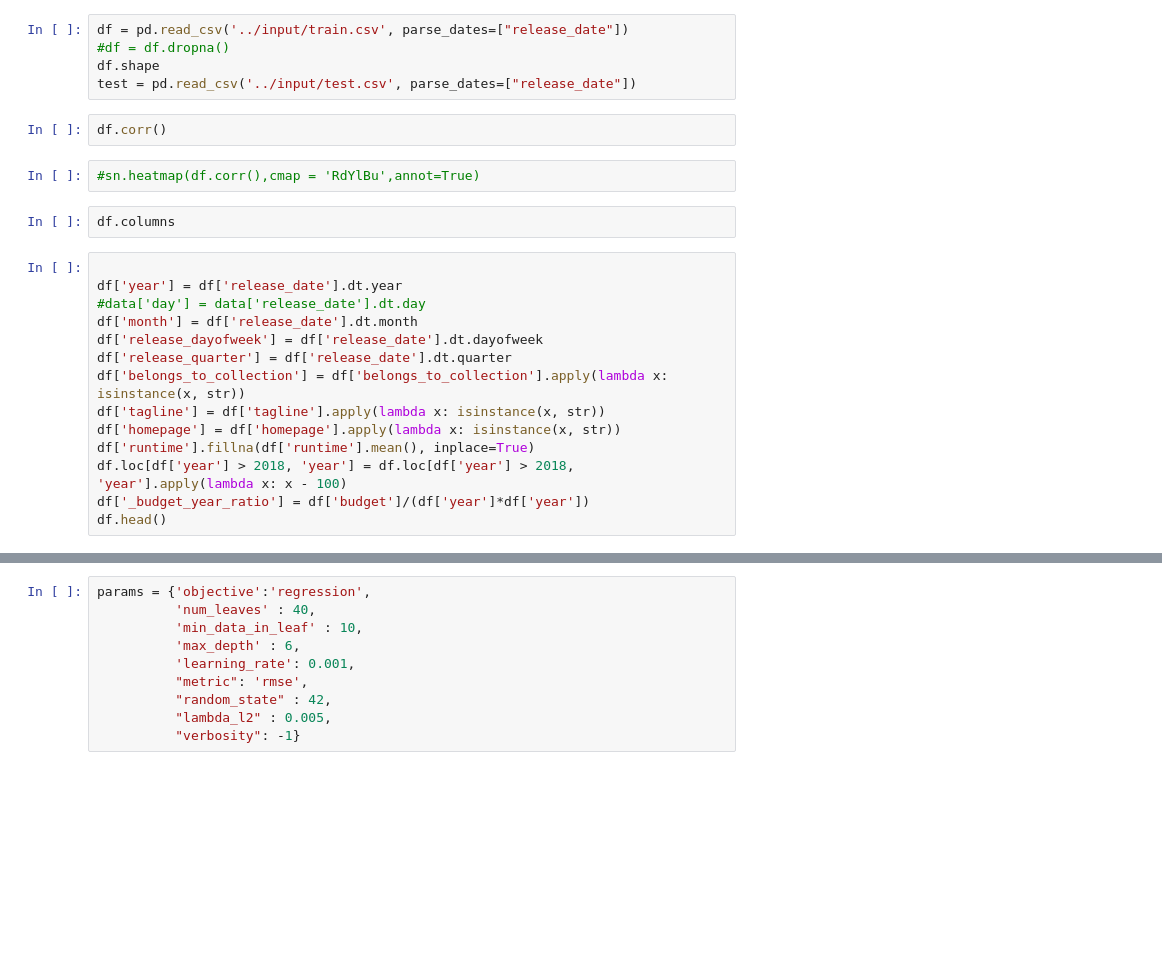
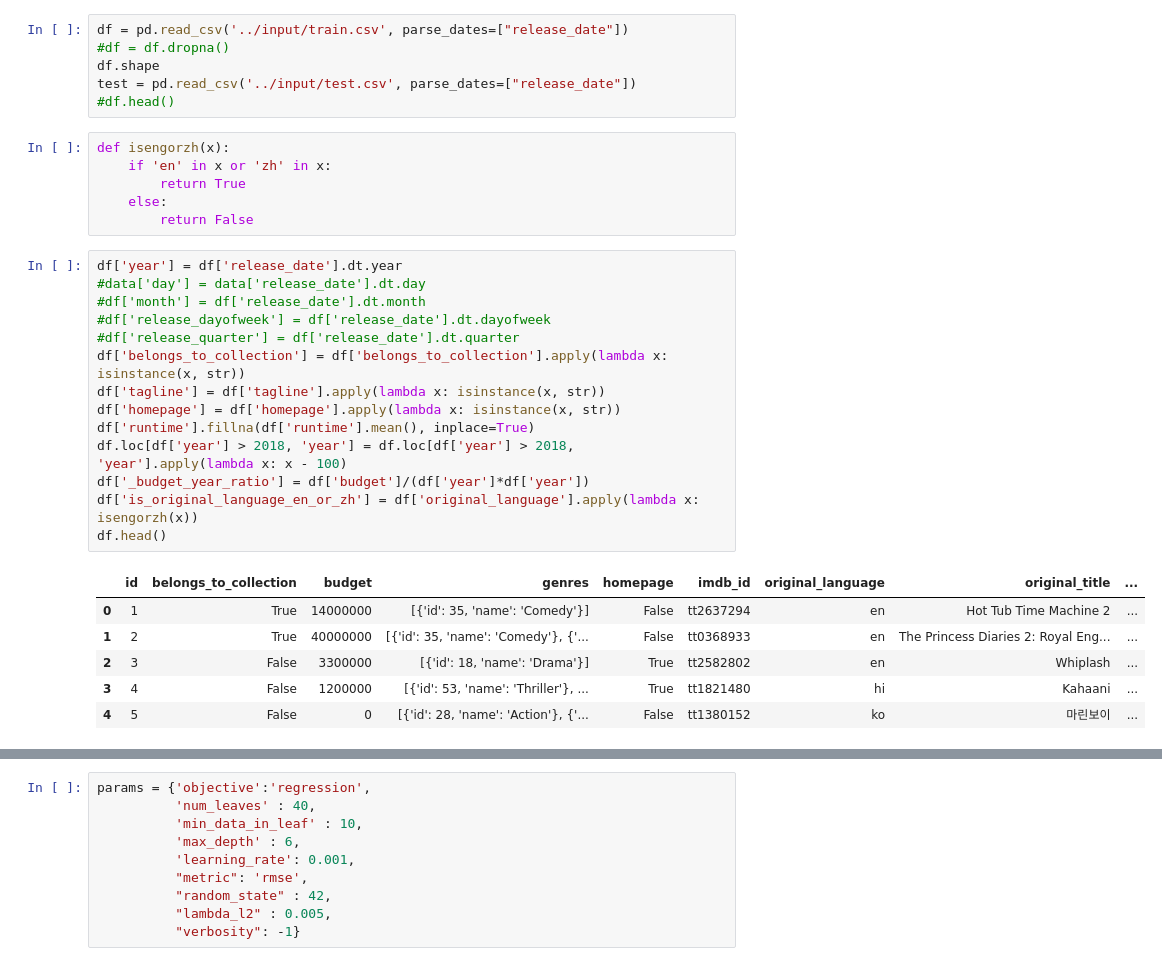
Before and after one commit to soo-underground/kaggle-competitions, a Jupyter notebook: TMDB challenge/LightGBM.ipynb, the cells around one changed output, grey strips where cells are left out. Drawn from its saved outputs; the diff is of its cells as text; blank space fills up the shorter version.

```diff
--- a/TMDB challenge/LightGBM.ipynb
+++ b/TMDB challenge/LightGBM.ipynb
@@ -23,23 +27,31 @@ df = pd.read_csv('../input/train.csv', parse_dates=["release_date"])
 #df = df.dropna()
 df.shape
 test = pd.read_csv('../input/test.csv', parse_dates=["release_date"])
+#df.head()
-# %%
-df.corr()
-# %%
-#sn.heatmap(df.corr(),cmap = 'RdYlBu',annot=True)
-# %%
-df.columns
+# %%
+def isengorzh(x):
+    if 'en' in x or 'zh' in x:
+        return True
+    else:
+        return False
 # %%
-
 df['year'] = df['release_date'].dt.year
 #data['day'] = data['release_date'].dt.day
-df['month'] = df['release_date'].dt.month
-df['release_dayofweek'] = df['release_date'].dt.dayofweek
-df['release_quarter'] = df['release_date'].dt.quarter
+#df['month'] = df['release_date'].dt.month
+#df['release_dayofweek'] = df['release_date'].dt.dayofweek
+#df['release_quarter'] = df['release_date'].dt.quarter
 df['belongs_to_collection'] = df['belongs_to_collection'].apply(lambda x: isinstance(x, str))
 df['tagline'] = df['tagline'].apply(lambda x: isinstance(x, str))
 df['homepage'] = df['homepage'].apply(lambda x: isinstance(x, str))
 df['runtime'].fillna(df['runtime'].mean(), inplace=True)
 df.loc[df['year'] > 2018, 'year'] = df.loc[df['year'] > 2018, 'year'].apply(lambda x: x - 100)
 df['_budget_year_ratio'] = df['budget']/(df['year']*df['year'])
+df['is_original_language_en_or_zh'] = df['original_language'].apply(lambda x: isengorzh(x))
 df.head()
+# %% [output]
+|  | id | belongs_to_collection | budget | genres | homepage | imdb_id | original_language | original_title | ... |
+| 0 | 1 | True | 14000000 | [{'id': 35, 'name': 'Comedy'}] | False | tt2637294 | en | Hot Tub Time Machine 2 | ... |
+| 1 | 2 | True | 40000000 | [{'id': 35, 'name': 'Comedy'}, {'... | False | tt0368933 | en | The Princess Diaries 2: Royal Eng... | ... |
+| 2 | 3 | False | 3300000 | [{'id': 18, 'name': 'Drama'}] | True | tt2582802 | en | Whiplash | ... |
+| 3 | 4 | False | 1200000 | [{'id': 53, 'name': 'Thriller'}, ... | True | tt1821480 | hi | Kahaani | ... |
+| 4 | 5 | False | 0 | [{'id': 28, 'name': 'Action'}, {'... | False | tt1380152 | ko | 마린보이 | ... |
```
Also changed, not shown: parts of 12 cells of this notebook, 1 other file.
